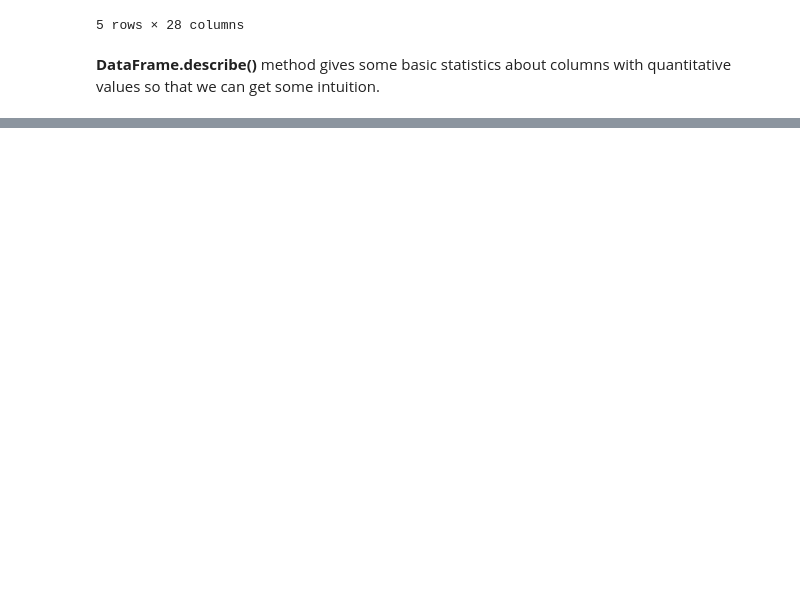
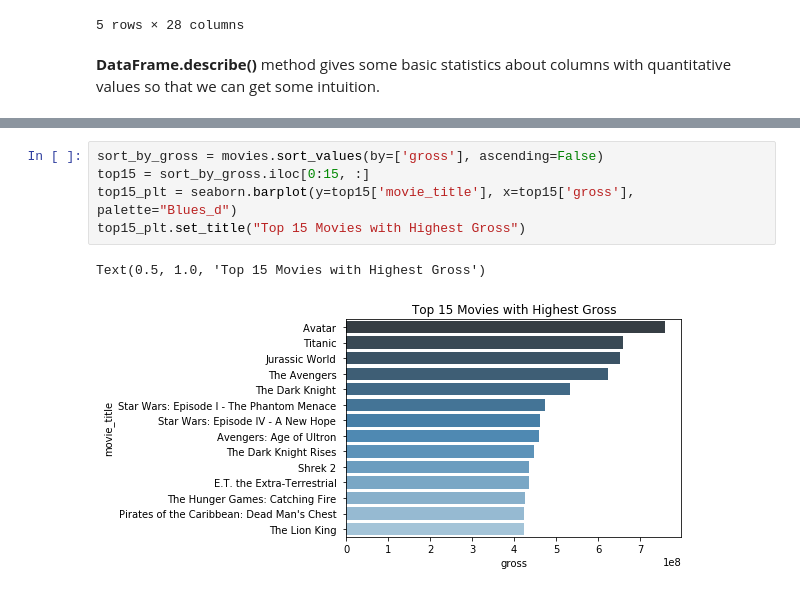
Before and after one commit to mookee233/final_tutorial, a Jupyter notebook: draft.ipynb, the cells around one changed output, grey strips where cells are left out. Saved outputs shown, nothing was run; the diff lists cells and outputs as text; blank space fills up the shorter version.

```diff
--- a/draft.ipynb
+++ b/draft.ipynb
@@ -97,0 +92,8 @@ People become richer.
+# %%
+sort_by_gross = movies.sort_values(by=['gross'], ascending=False)
+top15 = sort_by_gross.iloc[0:15, :]
+top15_plt = seaborn.barplot(y=top15['movie_title'], x=top15['gross'], palette="Blues_d")
+top15_plt.set_title("Top 15 Movies with Highest Gross")
+# %% [output]
+Text(0.5, 1.0, 'Top 15 Movies with Highest Gross')
+[figure, added]
```
Also changed, not shown: parts of 13 cells of this notebook, 1 other file.
